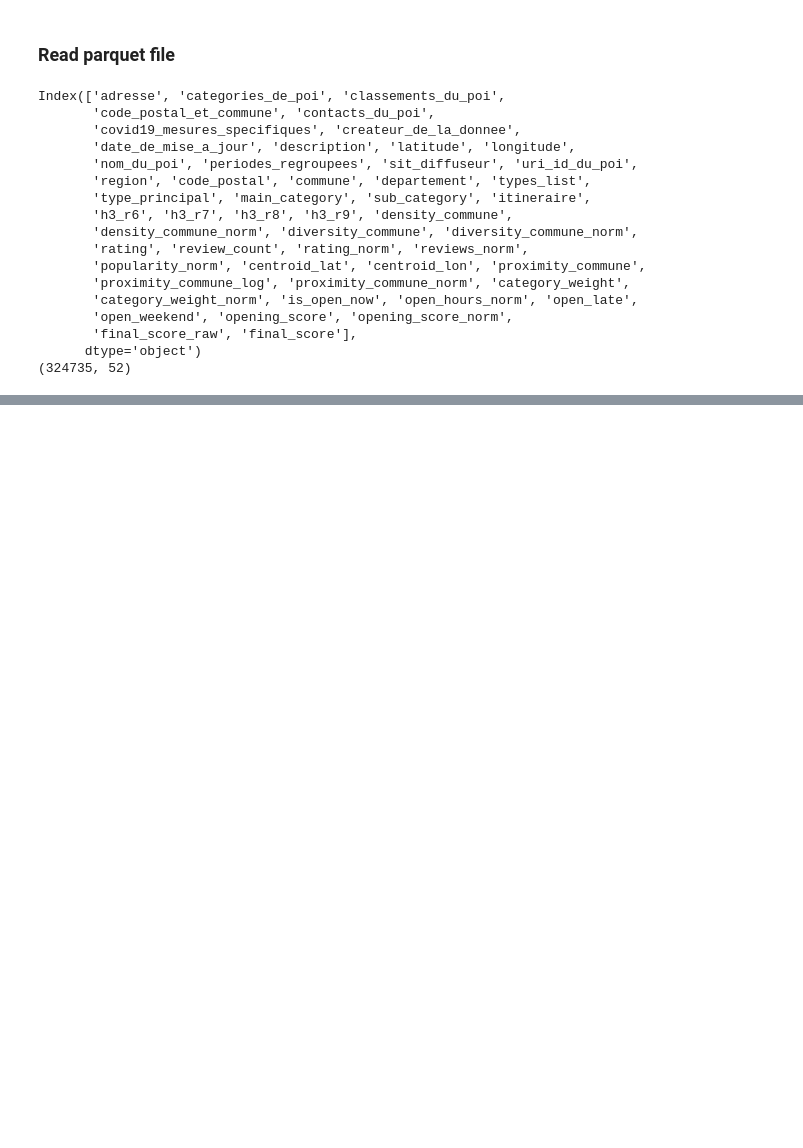
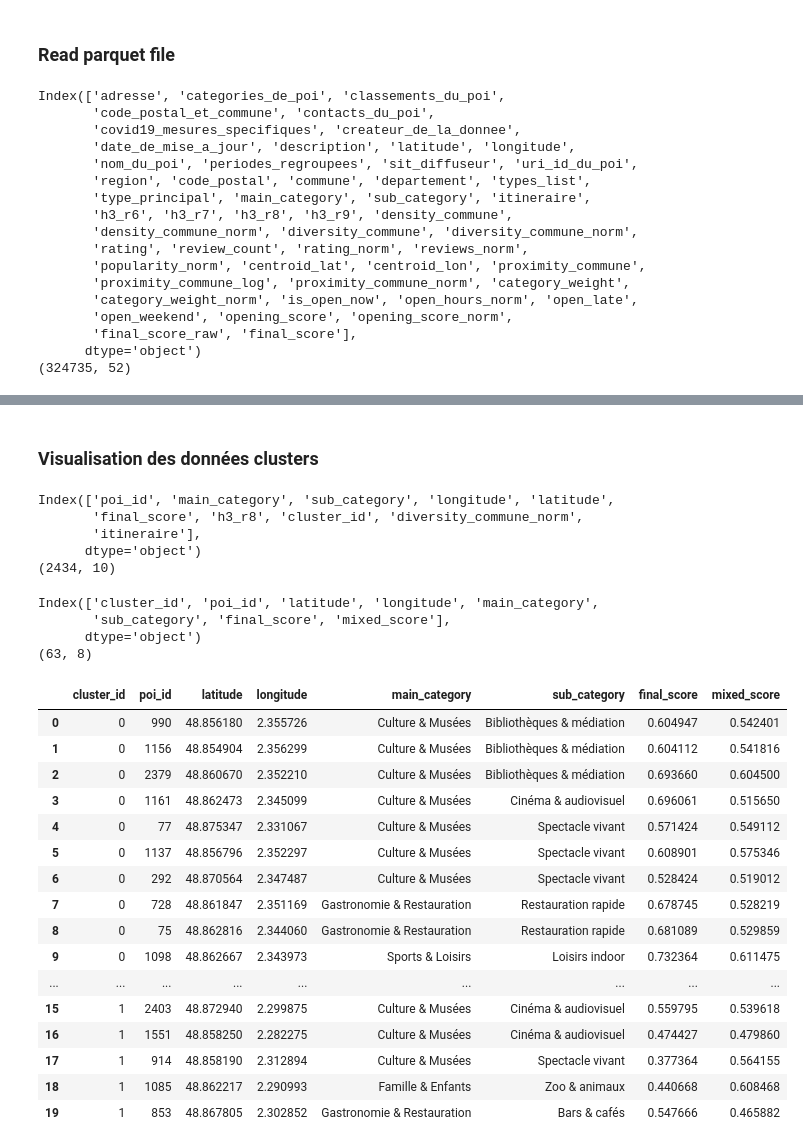
Before and after one commit to DataScientest-Studio/nov25_bde_itineraire_vacances, a Jupyter notebook: notebooks/3.0-gep-data-exploration_datatourisme.ipynb, the cells around one changed output, grey strips where cells are left out. Saved outputs shown, nothing was run; the diff lists cells and outputs as text; code cells hidden in the pictures; blank space fills up the shorter version.

Commit message:
add new poi selector feature

```diff
--- a/notebooks/3.0-gep-data-exploration_datatourisme.ipynb
+++ b/notebooks/3.0-gep-data-exploration_datatourisme.ipynb
@@ -96,0 +85,63 @@ See the caveats in the documentation: https://pandas.pydata.org/pandas-docs/stab
+# %% [markdown]
+### Visualisation des données clusters
+# %%
+## Avant POI selector
+path_before_poi_selector = Path("../data/processed/merged_20260109_113342.parquet")
+table = pq.read_table(path_before_poi_selector)
+df_before_poi_selector = table.to_pandas()
+print(df_before_poi_selector.columns)
+print(df_before_poi_selector.shape)
+
+fig = px.histogram(
+    df_before_poi_selector,
+    x="sub_category",
+    color="cluster_id",
+    barmode="group",   # ou "stack"
+    title="Distribution des sub_category par cluster"
+)
+
+fig.update_layout(
+    xaxis_title="Sub-category",
+    yaxis_title="Count",
+    xaxis_tickangle=45
+)
+
+fig.show()
+# %% [output]
+Index(['poi_id', 'main_category', 'sub_category', 'longitude', 'latitude',
+       'final_score', 'h3_r8', 'cluster_id', 'diversity_commune_norm',
+       'itineraire'],
+      dtype='object')
+(2434, 10)
+# %%
+## Après POI selector
+path_osrm = Path("../data/processed/merged_20260109_113856_after.parquet")
+table = pq.read_table(path_osrm)
+df = table.to_pandas()
+print(df.columns)
+print(df.shape)
+# %% [output]
+Index(['cluster_id', 'poi_id', 'latitude', 'longitude', 'main_category',
+       'sub_category', 'final_score', 'mixed_score'],
+      dtype='object')
+(63, 8)
+# %%
+df.head(20)
+# %% [output]
+|  | cluster_id | poi_id | latitude | longitude | main_category | sub_category | final_score | mixed_score |
+| 0 | 0 | 990 | 48.856180 | 2.355726 | Culture & Musées | Bibliothèques & médiation | 0.604947 | 0.542401 |
+| 1 | 0 | 1156 | 48.854904 | 2.356299 | Culture & Musées | Bibliothèques & médiation | 0.604112 | 0.541816 |
+| 2 | 0 | 2379 | 48.860670 | 2.352210 | Culture & Musées | Bibliothèques & médiation | 0.693660 | 0.604500 |
+| 3 | 0 | 1161 | 48.862473 | 2.345099 | Culture & Musées | Cinéma & audiovisuel | 0.696061 | 0.515650 |
+| 4 | 0 | 77 | 48.875347 | 2.331067 | Culture & Musées | Spectacle vivant | 0.571424 | 0.549112 |
+| 5 | 0 | 1137 | 48.856796 | 2.352297 | Culture & Musées | Spectacle vivant | 0.608901 | 0.575346 |
+| 6 | 0 | 292 | 48.870564 | 2.347487 | Culture & Musées | Spectacle vivant | 0.528424 | 0.519012 |
+| 7 | 0 | 728 | 48.861847 | 2.351169 | Gastronomie & Restauration | Restauration rapide | 0.678745 | 0.528219 |
+| 8 | 0 | 75 | 48.862816 | 2.344060 | Gastronomie & Restauration | Restauration rapide | 0.681089 | 0.529859 |
+| 9 | 0 | 1098 | 48.862667 | 2.343973 | Sports & Loisirs | Loisirs indoor | 0.732364 | 0.611475 |
+| ... | ... | ... | ... | ... | ... | ... | ... | ... |
+| 15 | 1 | 2403 | 48.872940 | 2.299875 | Culture & Musées | Cinéma & audiovisuel | 0.559795 | 0.539618 |
+| 16 | 1 | 1551 | 48.858250 | 2.282275 | Culture & Musées | Cinéma & audiovisuel | 0.474427 | 0.479860 |
+| 17 | 1 | 914 | 48.858190 | 2.312894 | Culture & Musées | Spectacle vivant | 0.377364 | 0.564155 |
+| 18 | 1 | 1085 | 48.862217 | 2.290993 | Famille & Enfants | Zoo & animaux | 0.440668 | 0.608468 |
+| 19 | 1 | 853 | 48.867805 | 2.302852 | Gastronomie & Restauration | Bars & cafés | 0.547666 | 0.465882 |
```
Also changed, not shown: parts of 3 cells of this notebook, 5 other files.
